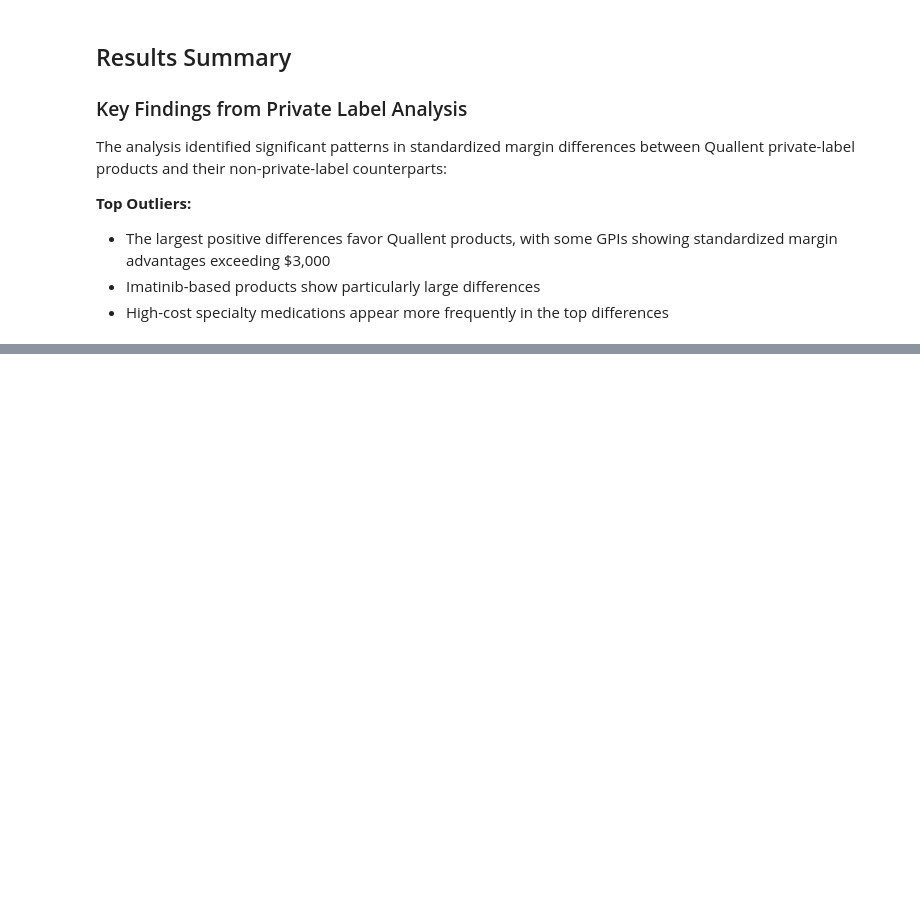
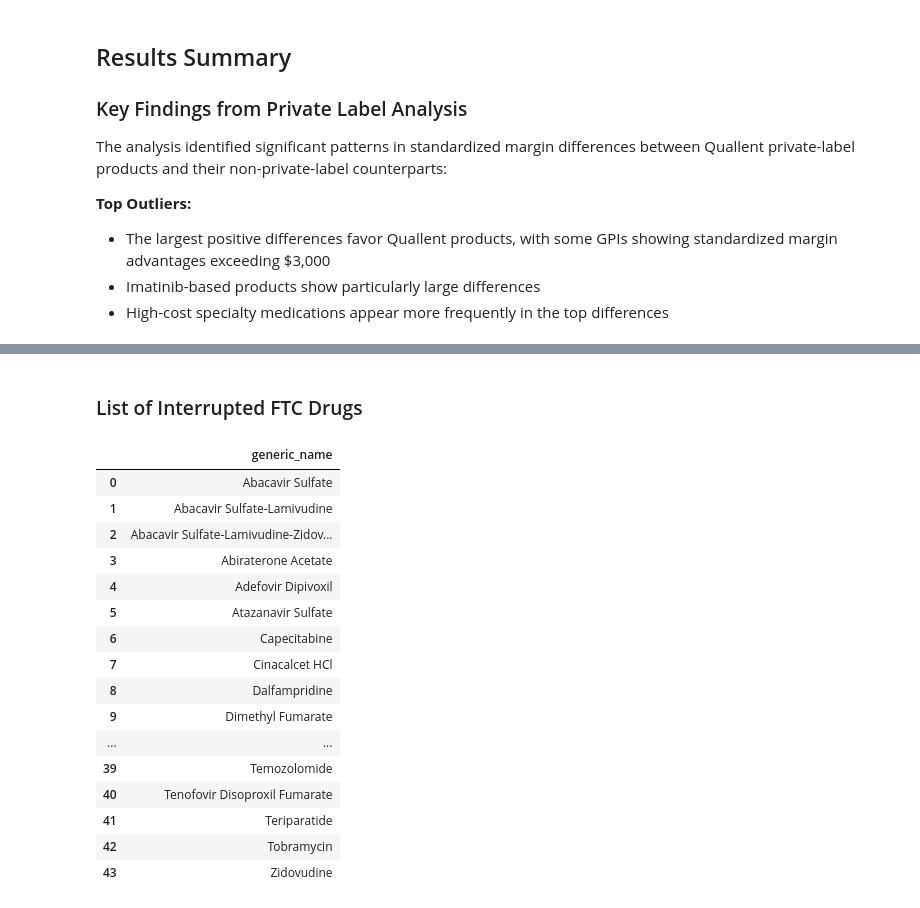
Before and after one commit to mwine81/top-wv-claims, a Jupyter notebook: main.ipynb, the cells around one changed output, grey strips where cells are left out. Saved outputs shown, nothing was run; the diff lists cells and outputs as text; code cells hidden in the pictures; blank space fills up the shorter version.

```diff
--- a/main.ipynb
+++ b/main.ipynb
@@ -116,0 +125,22 @@ The analysis identified significant patterns in standardized margin differences
+# %% [markdown]
+### List of Interrupted FTC Drugs
+# %%
+ftc_drug_list().collect(engine='streaming').to_pandas()
+# %% [output]
+|  | generic_name |
+| 0 | Abacavir Sulfate |
+| 1 | Abacavir Sulfate-Lamivudine |
+| 2 | Abacavir Sulfate-Lamivudine-Zidov... |
+| 3 | Abiraterone Acetate |
+| 4 | Adefovir Dipivoxil |
+| 5 | Atazanavir Sulfate |
+| 6 | Capecitabine |
+| 7 | Cinacalcet HCl |
+| 8 | Dalfampridine |
+| 9 | Dimethyl Fumarate |
+| ... | ... |
+| 39 | Temozolomide |
+| 40 | Tenofovir Disoproxil Fumarate |
+| 41 | Teriparatide |
+| 42 | Tobramycin |
+| 43 | Zidovudine |
```
Also changed, not shown: parts of 4 cells of this notebook, 5 other files.
